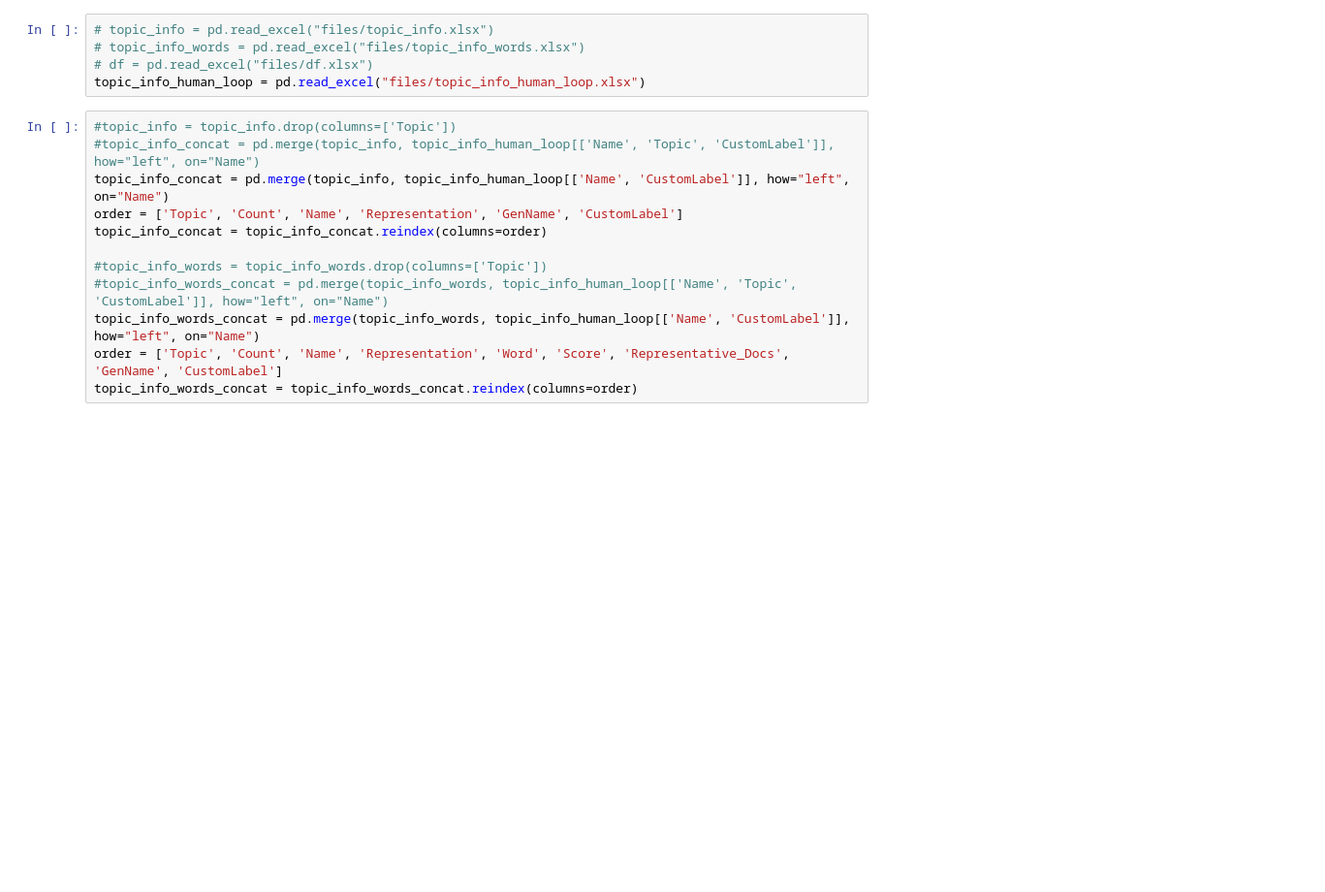
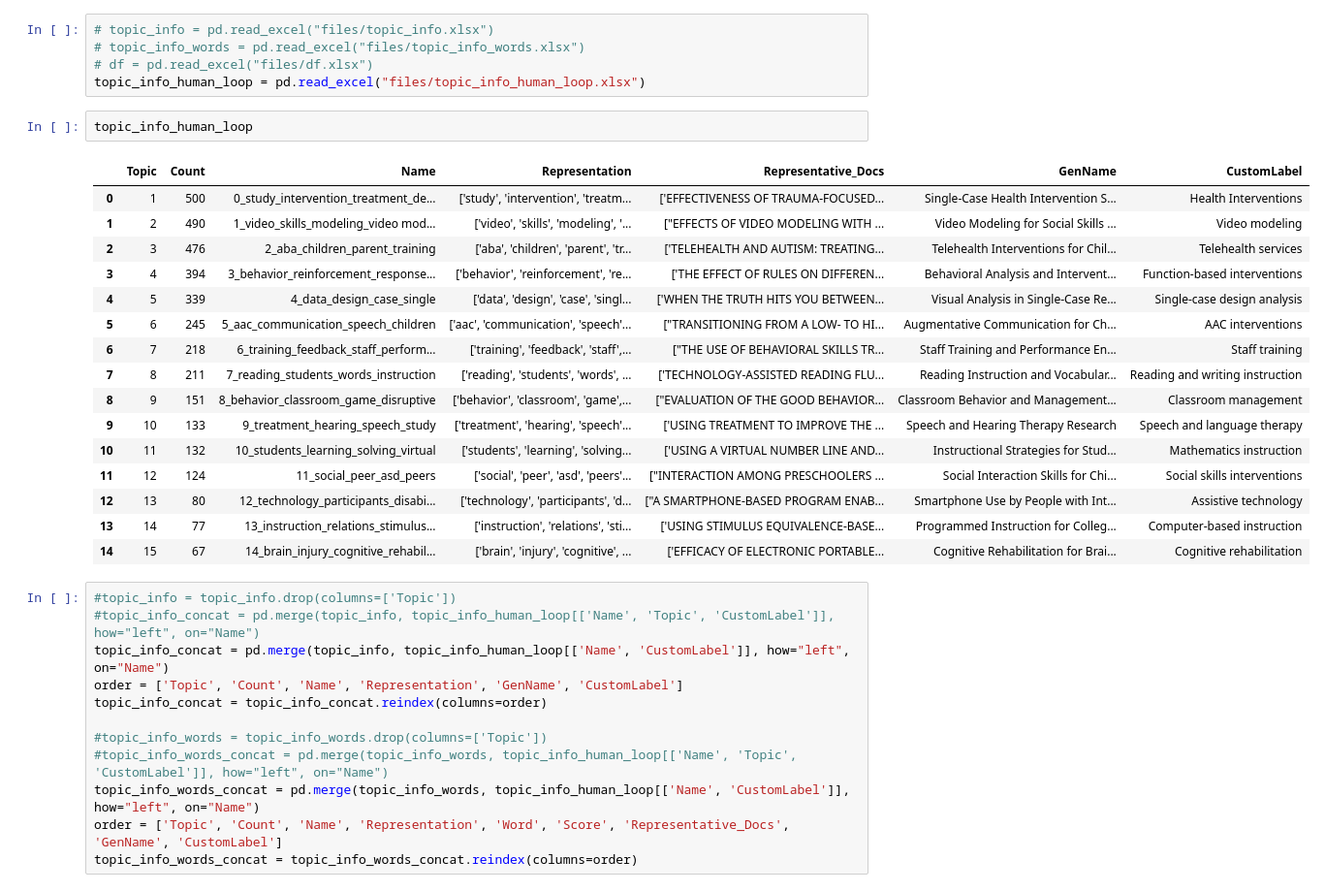
Before and after one commit to mshin77/scd-llm, a Jupyter notebook: topic_modeling/index.ipynb, the cells around one changed output. Shown at 97% size. Saved outputs shown, nothing was run; the diff lists cells and outputs as text; blank space fills up the shorter version.

```diff
--- a/topic_modeling/index.ipynb
+++ b/topic_modeling/index.ipynb
@@ -463,6 +437,25 @@ df.to_excel("files/df.xlsx", engine='openpyxl', index=False)
 # topic_info_words = pd.read_excel("files/topic_info_words.xlsx")
 # df = pd.read_excel("files/df.xlsx")
 topic_info_human_loop = pd.read_excel("files/topic_info_human_loop.xlsx")
+# %%
+topic_info_human_loop
+# %% [output]
+|  | Topic | Count | Name | Representation | Representative_Docs | GenName | CustomLabel |
+| 0 | 1 | 500 | 0_study_intervention_treatment_de... | ['study', 'intervention', 'treatm... | ['EFFECTIVENESS OF TRAUMA-FOCUSED... | Single-Case Health Intervention S... | Health Interventions |
+| 1 | 2 | 490 | 1_video_skills_modeling_video mod... | ['video', 'skills', 'modeling', '... | ["EFFECTS OF VIDEO MODELING WITH ... | Video Modeling for Social Skills ... | Video modeling |
+| 2 | 3 | 476 | 2_aba_children_parent_training | ['aba', 'children', 'parent', 'tr... | ['TELEHEALTH AND AUTISM: TREATING... | Telehealth Interventions for Chil... | Telehealth services |
+| 3 | 4 | 394 | 3_behavior_reinforcement_response... | ['behavior', 'reinforcement', 're... | ['THE EFFECT OF RULES ON DIFFEREN... | Behavioral Analysis and Intervent... | Function-based interventions |
+| 4 | 5 | 339 | 4_data_design_case_single | ['data', 'design', 'case', 'singl... | ['WHEN THE TRUTH HITS YOU BETWEEN... | Visual Analysis in Single-Case Re... | Single-case design analysis |
+| 5 | 6 | 245 | 5_aac_communication_speech_children | ['aac', 'communication', 'speech'... | ["TRANSITIONING FROM A LOW- TO HI... | Augmentative Communication for Ch... | AAC interventions |
+| 6 | 7 | 218 | 6_training_feedback_staff_perform... | ['training', 'feedback', 'staff',... | ["THE USE OF BEHAVIORAL SKILLS TR... | Staff Training and Performance En... | Staff training |
+| 7 | 8 | 211 | 7_reading_students_words_instruction | ['reading', 'students', 'words', ... | ['TECHNOLOGY-ASSISTED READING FLU... | Reading Instruction and Vocabular... | Reading and writing instruction |
+| 8 | 9 | 151 | 8_behavior_classroom_game_disruptive | ['behavior', 'classroom', 'game',... | ["EVALUATION OF THE GOOD BEHAVIOR... | Classroom Behavior and Management... | Classroom management |
+| 9 | 10 | 133 | 9_treatment_hearing_speech_study | ['treatment', 'hearing', 'speech'... | ['USING TREATMENT TO IMPROVE THE ... | Speech and Hearing Therapy Research | Speech and language therapy |
+| 10 | 11 | 132 | 10_students_learning_solving_virtual | ['students', 'learning', 'solving... | ['USING A VIRTUAL NUMBER LINE AND... | Instructional Strategies for Stud... | Mathematics instruction |
+| 11 | 12 | 124 | 11_social_peer_asd_peers | ['social', 'peer', 'asd', 'peers'... | ["INTERACTION AMONG PRESCHOOLERS ... | Social Interaction Skills for Chi... | Social skills interventions |
+| 12 | 13 | 80 | 12_technology_participants_disabi... | ['technology', 'participants', 'd... | ["A SMARTPHONE-BASED PROGRAM ENAB... | Smartphone Use by People with Int... | Assistive technology |
+| 13 | 14 | 77 | 13_instruction_relations_stimulus... | ['instruction', 'relations', 'sti... | ['USING STIMULUS EQUIVALENCE-BASE... | Programmed Instruction for Colleg... | Computer-based instruction |
+| 14 | 15 | 67 | 14_brain_injury_cognitive_rehabil... | ['brain', 'injury', 'cognitive', ... | ['EFFICACY OF ELECTRONIC PORTABLE... | Cognitive Rehabilitation for Brai... | Cognitive rehabilitation |
 # %%
 #topic_info = topic_info.drop(columns=['Topic'])
 #topic_info_concat = pd.merge(topic_info, topic_info_human_loop[['Name', 'Topic', 'CustomLabel']], how="left", on="Name")
```
Also changed, not shown: parts of 12 cells of this notebook, 14 other files.
